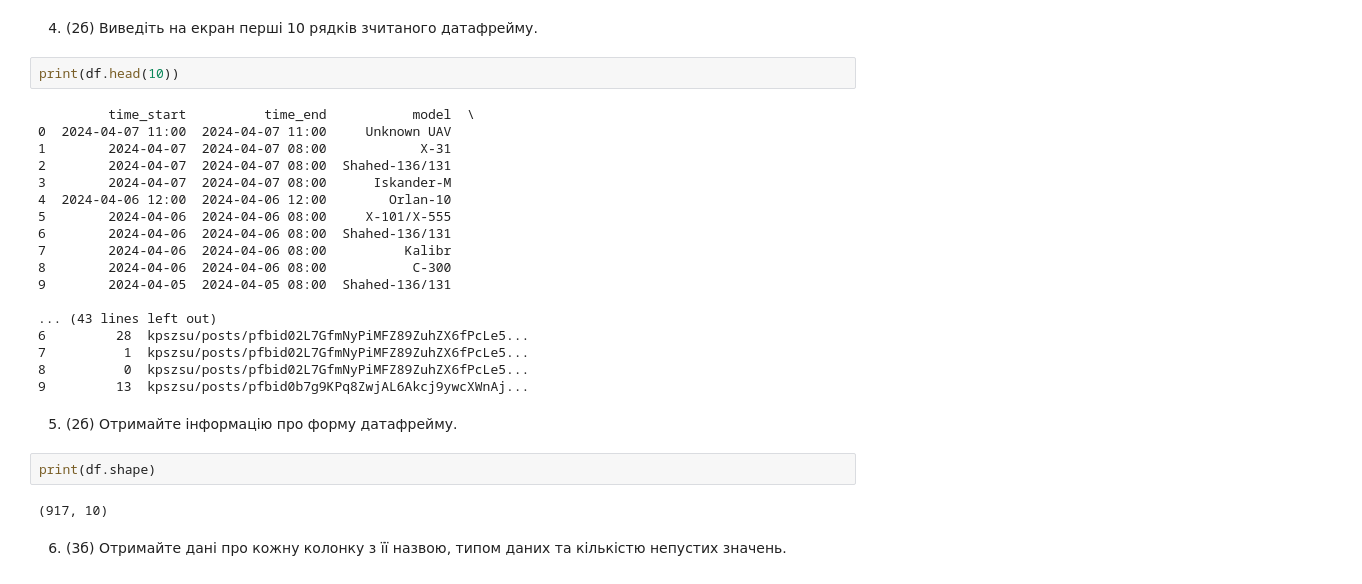
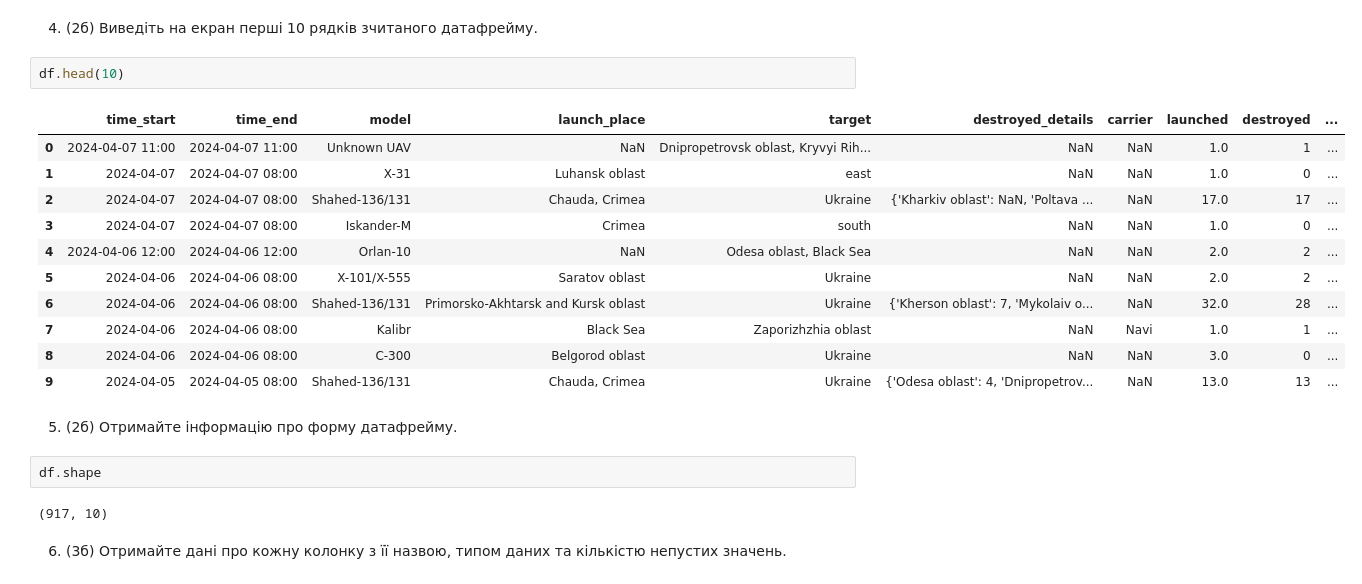
Before and after one commit to terinet/python-for-big-data-and-data-science, a Jupyter notebook: python_practice_9.ipynb, the cells around one changed output. Drawn from its saved outputs; the diff is of its cells as text.

```diff
--- a/python_practice_9.ipynb
+++ b/python_practice_9.ipynb
@@ -57,30 +63,24 @@ SyntaxError: unterminated string literal (detected at line 1) (<ipython-input-33
 # %% [markdown]
 4. (2б) Виведіть на екран перші 10 рядків зчитаного датафрейму.
 # %%
-print(df.head(10))
+df.head(10)
 # %% [output]
-         time_start          time_end           model  \
-0  2024-04-07 11:00  2024-04-07 11:00     Unknown UAV
-1        2024-04-07  2024-04-07 08:00            X-31
-2        2024-04-07  2024-04-07 08:00  Shahed-136/131
-3        2024-04-07  2024-04-07 08:00      Iskander-M
-4  2024-04-06 12:00  2024-04-06 12:00        Orlan-10
-5        2024-04-06  2024-04-06 08:00     X-101/X-555
-6        2024-04-06  2024-04-06 08:00  Shahed-136/131
-7        2024-04-06  2024-04-06 08:00          Kalibr
-8        2024-04-06  2024-04-06 08:00           C-300
-9        2024-04-05  2024-04-05 08:00  Shahed-136/131
-
-... (43 lines left out)
-6         28  kpszsu/posts/pfbid02L7GfmNyPiMFZ89ZuhZX6fPcLe5...
-7          1  kpszsu/posts/pfbid02L7GfmNyPiMFZ89ZuhZX6fPcLe5...
-8          0  kpszsu/posts/pfbid02L7GfmNyPiMFZ89ZuhZX6fPcLe5...
-9         13  kpszsu/posts/pfbid0b7g9KPq8ZwjAL6Akcj9ywcXWnAj...
+|  | time_start | time_end | model | launch_place | target | destroyed_details | carrier | launched | destroyed | ... |
+| 0 | 2024-04-07 11:00 | 2024-04-07 11:00 | Unknown UAV | NaN | Dnipropetrovsk oblast, Kryvyi Rih... | NaN | NaN | 1.0 | 1 | ... |
+| 1 | 2024-04-07 | 2024-04-07 08:00 | X-31 | Luhansk oblast | east | NaN | NaN | 1.0 | 0 | ... |
+| 2 | 2024-04-07 | 2024-04-07 08:00 | Shahed-136/131 | Chauda, Crimea | Ukraine | {'Kharkiv oblast': NaN, 'Poltava ... | NaN | 17.0 | 17 | ... |
+| 3 | 2024-04-07 | 2024-04-07 08:00 | Iskander-M | Crimea | south | NaN | NaN | 1.0 | 0 | ... |
+| 4 | 2024-04-06 12:00 | 2024-04-06 12:00 | Orlan-10 | NaN | Odesa oblast, Black Sea | NaN | NaN | 2.0 | 2 | ... |
+| 5 | 2024-04-06 | 2024-04-06 08:00 | X-101/X-555 | Saratov oblast | Ukraine | NaN | NaN | 2.0 | 2 | ... |
+| 6 | 2024-04-06 | 2024-04-06 08:00 | Shahed-136/131 | Primorsko-Akhtarsk and Kursk oblast | Ukraine | {'Kherson oblast': 7, 'Mykolaiv o... | NaN | 32.0 | 28 | ... |
+| 7 | 2024-04-06 | 2024-04-06 08:00 | Kalibr | Black Sea | Zaporizhzhia oblast | NaN | Navi | 1.0 | 1 | ... |
+| 8 | 2024-04-06 | 2024-04-06 08:00 | C-300 | Belgorod oblast | Ukraine | NaN | NaN | 3.0 | 0 | ... |
+| 9 | 2024-04-05 | 2024-04-05 08:00 | Shahed-136/131 | Chauda, Crimea | Ukraine | {'Odesa oblast': 4, 'Dnipropetrov... | NaN | 13.0 | 13 | ... |
 # %% [markdown]
 5. (2б) Отримайте інформацію про форму датафрейму.
-# %%
-print(df.shape)
-# %% [output]
-(917, 10)
+# %%
+df.shape
+# %% [output]
+(917, 10)
 # %% [markdown]
 6. (3б) Отримайте дані про кожну колонку з її назвою, типом даних та кількістю непустих значень.
```
Also changed, not shown: parts of 16 cells of this notebook.
